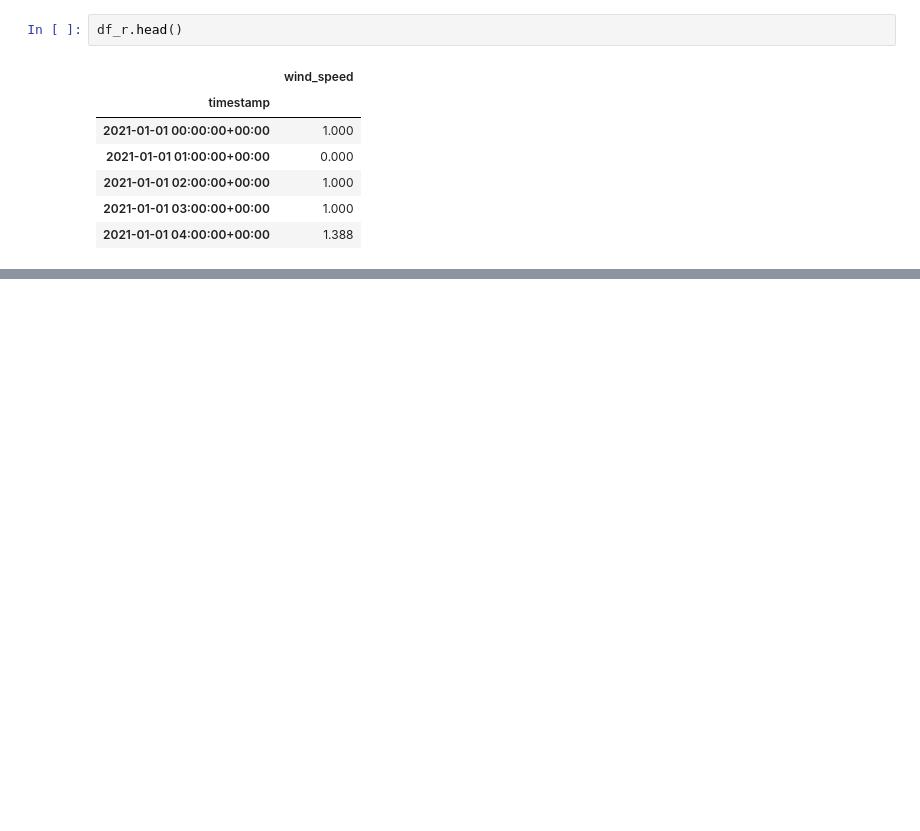
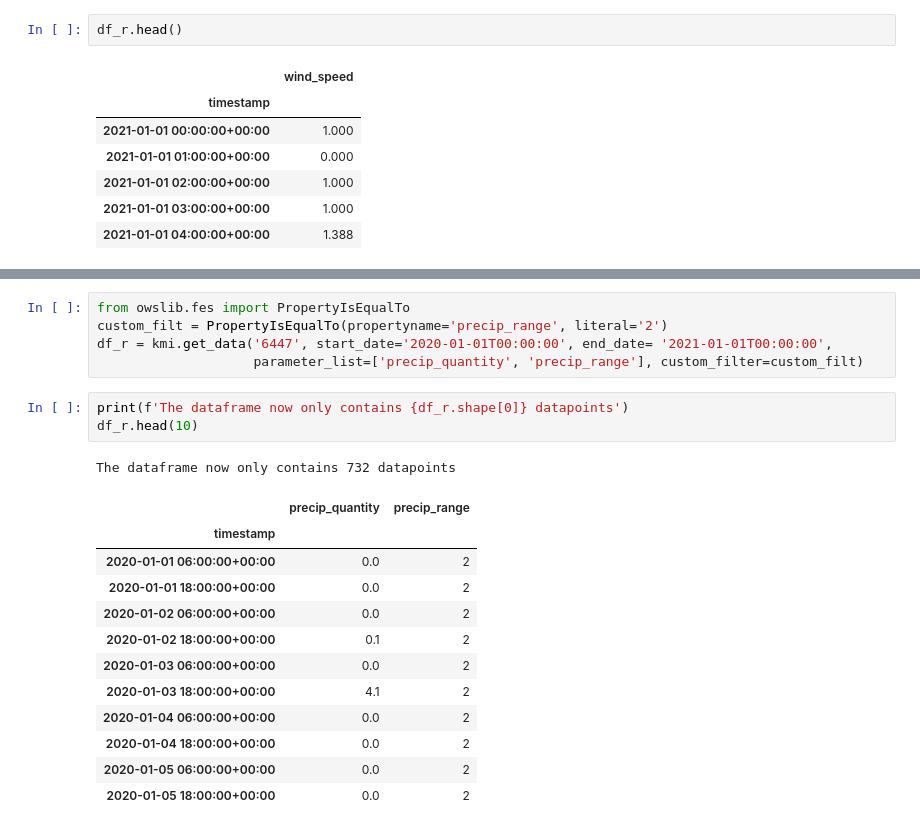
Before and after one commit to TimFranken/openkmi, a Jupyter notebook: examples/tutorial.ipynb, the cells around one changed output, grey strips where cells are left out. Cells and saved outputs as stored; diff of their text form; blank space fills up the shorter version.

```diff
--- a/examples/tutorial.ipynb
+++ b/examples/tutorial.ipynb
@@ -145,0 +143,22 @@ df_r = df_r.loc[df_r['precip_range'] == 2, 'precip_quantity']
+# %%
+from owslib.fes import PropertyIsEqualTo
+custom_filt = PropertyIsEqualTo(propertyname='precip_range', literal='2')
+df_r = kmi.get_data('6447', start_date='2020-01-01T00:00:00', end_date= '2021-01-01T00:00:00',
+                    parameter_list=['precip_quantity', 'precip_range'], custom_filter=custom_filt)
+# %%
+print(f'The dataframe now only contains {df_r.shape[0]} datapoints')
+df_r.head(10)
+# %% [output]
+The dataframe now only contains 732 datapoints
+|  | precip_quantity | precip_range |
+| timestamp |  |  |
+| 2020-01-01 06:00:00+00:00 | 0.0 | 2 |
+| 2020-01-01 18:00:00+00:00 | 0.0 | 2 |
+| 2020-01-02 06:00:00+00:00 | 0.0 | 2 |
+| 2020-01-02 18:00:00+00:00 | 0.1 | 2 |
+| 2020-01-03 06:00:00+00:00 | 0.0 | 2 |
+| 2020-01-03 18:00:00+00:00 | 4.1 | 2 |
+| 2020-01-04 06:00:00+00:00 | 0.0 | 2 |
+| 2020-01-04 18:00:00+00:00 | 0.0 | 2 |
+| 2020-01-05 06:00:00+00:00 | 0.0 | 2 |
+| 2020-01-05 18:00:00+00:00 | 0.0 | 2 |
```
Also changed, not shown: parts of 17 cells of this notebook, 4 other files.
